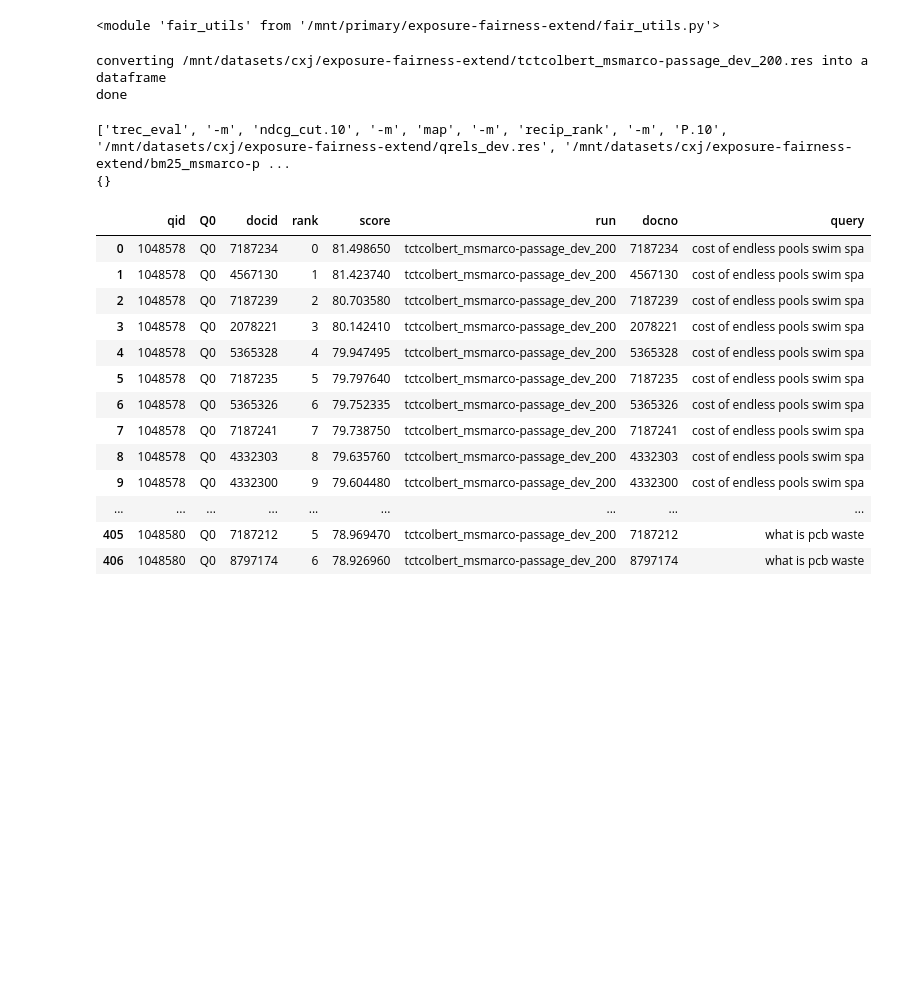
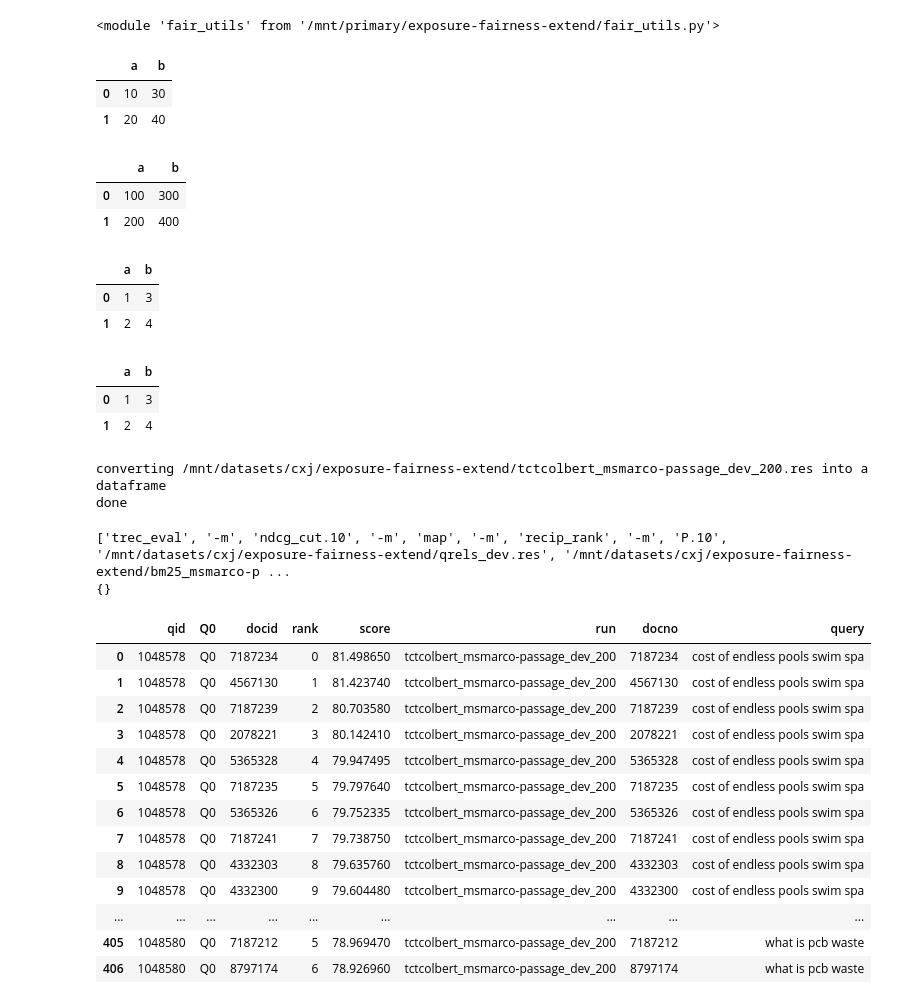
Before and after one commit to XuejunChang/T-Retrievability, a Jupyter notebook: test.ipynb, the cells around one changed output. Drawn from its saved outputs; the diff is of its cells as text; code cells hidden in the pictures; blank space fills up the shorter version.

```diff
--- a/test.ipynb
+++ b/test.ipynb
@@ -14,3 +14,11 @@ import importlib
 importlib.reload(fair_utils)
 # %% [output]
 <module 'fair_utils' from '/mnt/primary/exposure-fairness-extend/fair_utils.py'>
+# %%
+csv = './all_models_gini_ndcg_map_cut20_from_100.csv'
+df = pd.read_csv(csv,index_col=0).reset_index()
+df
+# %% [output]
+|  | a | b |
+| 0 | 10 | 30 |
+| 1 | 20 | 40 |
@@ -16,0 +27,6 @@ importlib.reload(fair_utils)
+# %%
+df2
+# %% [output]
+|  | a | b |
+| 0 | 100 | 300 |
+| 1 | 200 | 400 |
@@ -17,3 +35,16 @@ importlib.reload(fair_utils)
+# %%
+csv = './all_models_gini_ndcg_map_cut20_from_100.csv'
+df = pd.read_csv(csv,index_col=0).reset_index()
+# %% [output]
+|  | a | b |
+| 0 | 1 | 3 |
+| 1 | 2 | 4 |
+# %%
+df
+# %% [output]
+|  | a | b |
+| 0 | 1 | 3 |
+| 1 | 2 | 4 |
 # %%
 res = 'tctcolbert_msmarco-passage_dev_200.res'
 df = fair_utils.convert_res2df(f'{config.data_dir}/{res}')
```
Also changed, not shown: parts of 2 cells of this notebook, 3 other files.
